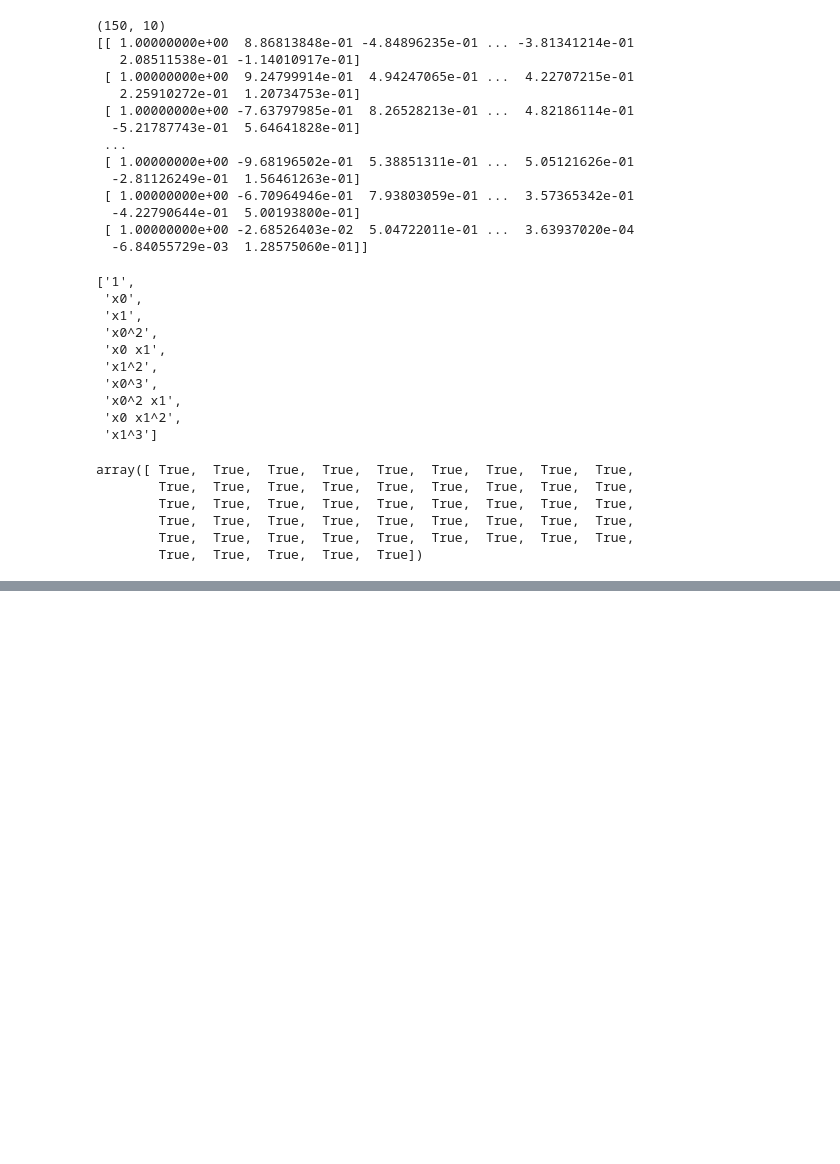
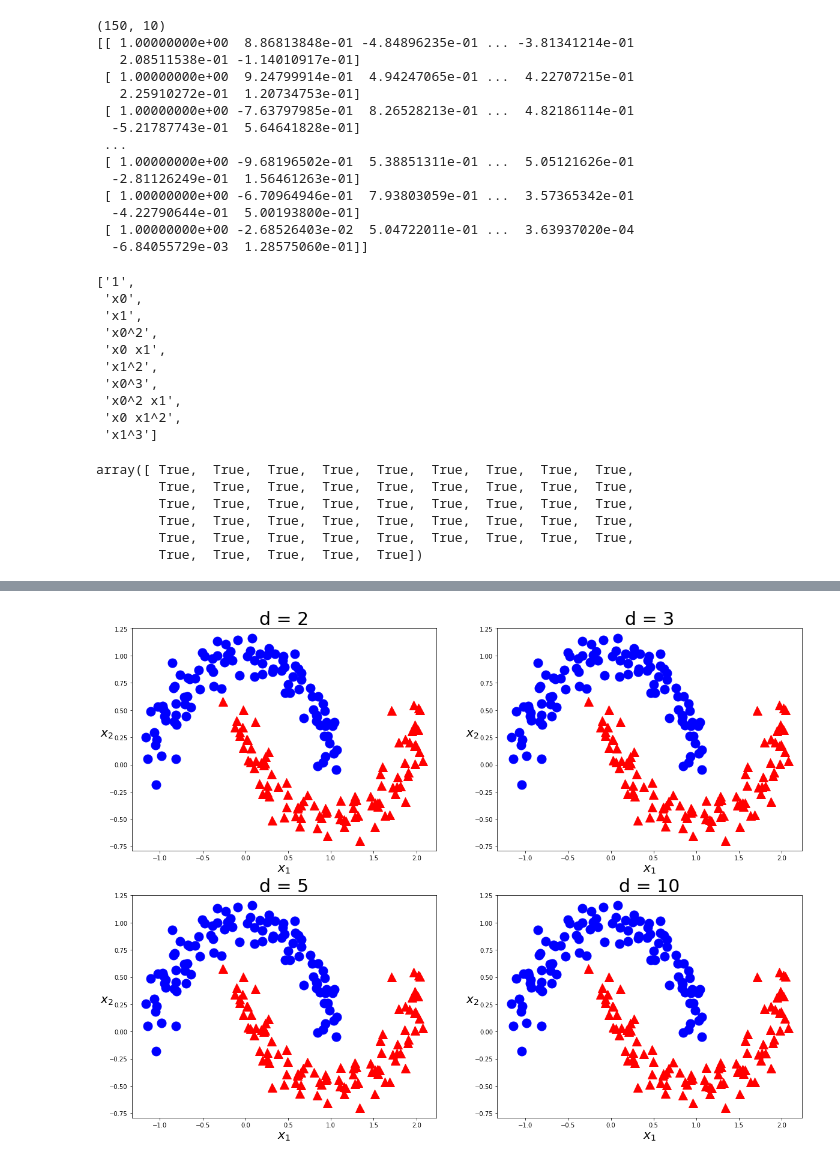
Before and after one commit to leaf7823/Youtube_Study, a Jupyter notebook: 第8回【機械学習】サポートベクトルマシン（後編）.ipynb, the cells around one changed output, grey strips where cells are left out. Cells and saved outputs as stored; diff of their text form; code cells hidden in the pictures; blank space fills up the shorter version.

```diff
--- a/第8回【機械学習】サポートベクトルマシン（後編）.ipynb
+++ b/第8回【機械学習】サポートベクトルマシン（後編）.ipynb
@@ -201,0 +186,18 @@ NameError: ignored
+# %%
+plt.figure(figsize=(20, 15))
+
+for i, degree in enumerate([2, 3, 5, 10]):
+    poly_kernel_svm = Pipeline([
+        ('scalar', StandardScaler()),
+        ('svm', SVC(kernel='poly',degree=degree, coef0=1))
+    ])
+    poly_kernel_svm.fit(X, y)
+
+    plt.subplot(221 + i)
+#    plot_decision_function(poly_kernel_svm)
+    plot_dataset(X, y)
+    plt.title("d = {}".format(degree), fontsize=30)
+
+plt.show()
+# %% [output]
+[figure, added]
```
Also changed, not shown: parts of 7 cells of this notebook.
